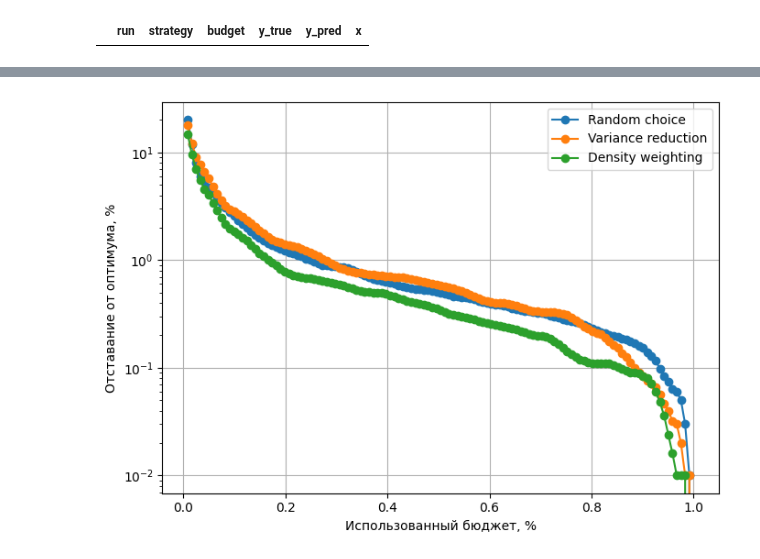
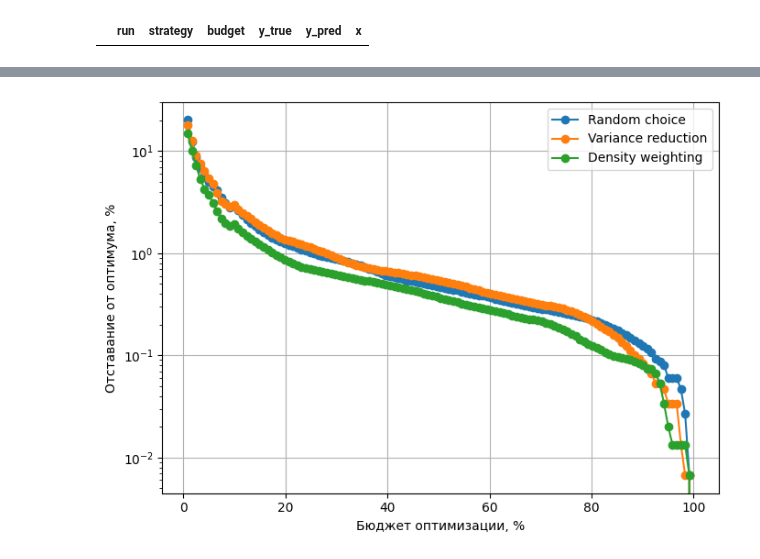
Before and after one commit to Kost1K337/PHD_framework, a Jupyter notebook: notebooks/multifidelity_modeling.ipynb, the cells around one changed output, grey strips where cells are left out. Drawn from its saved outputs; the diff is of its cells as text; code cells hidden in the pictures.

Commit message:
- images for active learning

```diff
--- a/notebooks/multifidelity_modeling.ipynb
+++ b/notebooks/multifidelity_modeling.ipynb
@@ -644,7 +565,7 @@ for name, params in experiment_params.items():
                 min_so_far = val
             rel_gap = abs(min_so_far)
             y_hist.append(rel_gap)
-            budget_hist.append((i + 1) / exp.n_points ** 2)
+            budget_hist.append(100 * (i + 1) / exp.n_points ** 2)
 
         all_y_hists.append(y_hist)
         all_budget_hists.append(budget_hist)
@@ -672,7 +593,7 @@ for name, params in experiment_params.items():
     """
     plt.plot(mean_budget_hist, mean_y_hist, marker='o', label=name)
 
-plt.xlabel('Использованный бюджет, %')
+plt.xlabel('Бюджет оптимизации, %')
 plt.ylabel('Отставание от оптимума, %')
 plt.yscale('log')
 plt.grid(True)
@@ -683,7 +606,7 @@ plt.show()
 import numpy as np
 import matplotlib.pyplot as plt
 
-n_repeats = 100
+n_repeats = 150
 
 bounds = [(-5.0, 5.0), (-5.0, 5.0)]
 total_cost_budget = 1 # костыль для отрисловки по шагам
@@ -732,7 +655,7 @@ for name, params in experiment_params.items():
                 min_so_far = val
             rel_gap = abs(min_so_far)
             y_hist.append(rel_gap)
-            budget_hist.append((i + 1) / exp.n_points ** 2)
+            budget_hist.append(100 * (i + 1) / exp.n_points ** 2)
 
         all_y_hists.append(y_hist)
         all_budget_hists.append(budget_hist)
@@ -741,32 +664,32 @@ for name, params in experiment_params.items():
     mean_budget_hist = np.mean(all_budget_hists, axis=0)
     var_y_hist = np.var(all_y_hists, axis=0)
     std_y_hist = np.sqrt(var_y_hist)
 
     # Сглаживаем mean_y_hist (оставляем по краям 11 точек, середину сглаживаем)
     smoothed_mean_y_hist = np.array([
         mean_y_hist[i] if i < 11 or i >= len(mean_y_hist) - 11 else np.mean(mean_y_hist[i - 5:i + 5])
         for i in range(len(mean_y_hist))
     ])
     mean_y_hist = smoothed_mean_y_hist
     """
     # === КОРИДОР: визуализация разброса ===
     plt.fill_between(
         mean_budget_hist,
         mean_y_hist - std_y_hist,
         mean_y_hist + std_y_hist,
         alpha=0.2,  # прозрачность коридора
         label=None
     )
     """
 
     plt.plot(mean_budget_hist, mean_y_hist, marker='o', label=name)
 
-plt.xlabel('Использованный бюджет, %')
+plt.xlabel('Бюджет оптимизации, %')
 plt.ylabel('Отставание от оптимума, %')
 plt.yscale('log')
 plt.grid(True)
 plt.legend()
 plt.tight_layout()
 plt.show()
 # %% [output]
-[figure, old version]
+[figure, new version]
```
Also changed, not shown: parts of 3 cells of this notebook, 2 other files.
